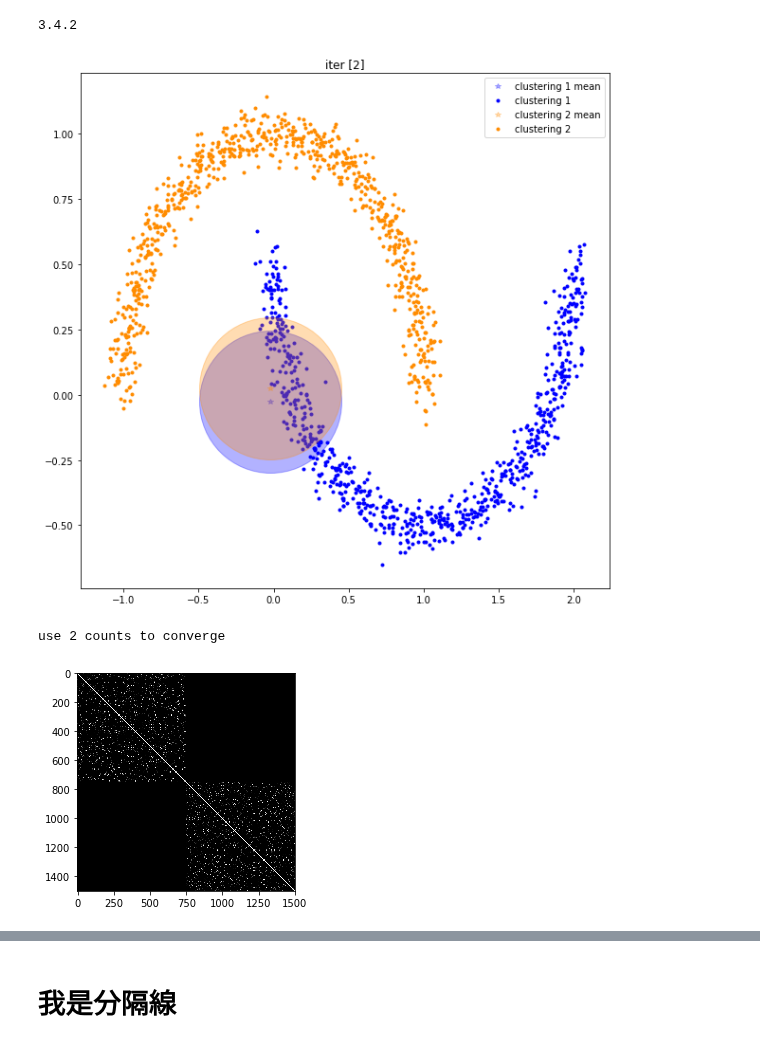
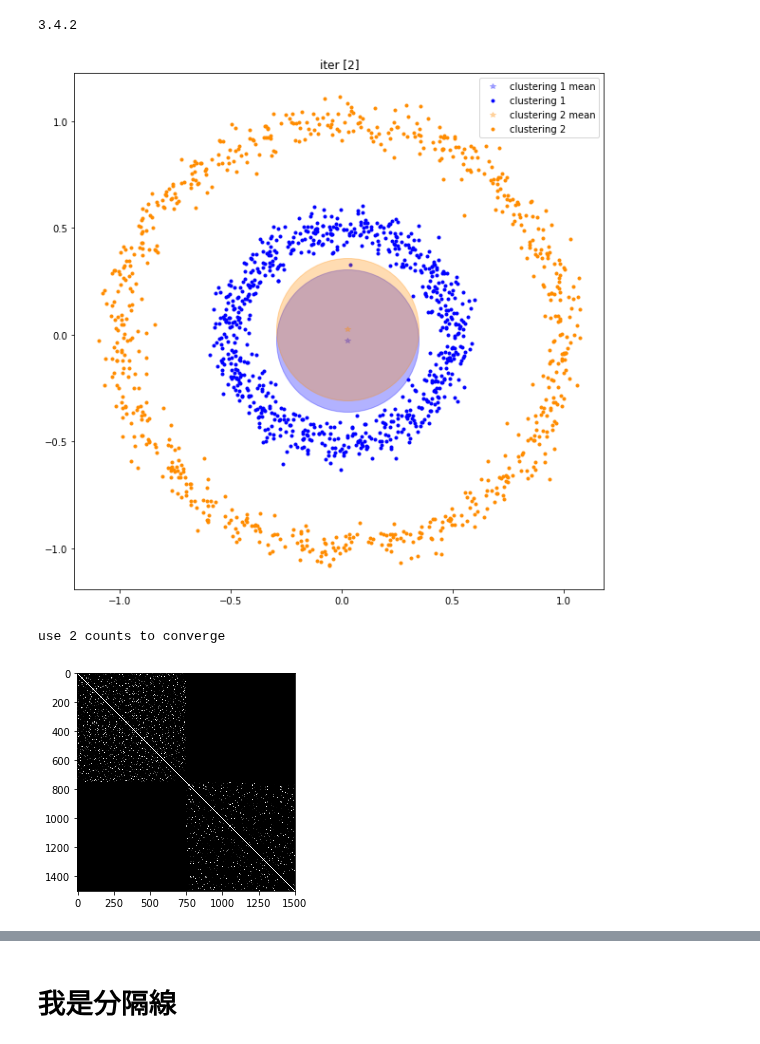
Before and after one commit to csielee/2018ML, a Jupyter notebook: HW6/HW6.ipynb, the cells around one changed output, grey strips where cells are left out. Drawn from its saved outputs; the diff is of its cells as text; code cells hidden in the pictures.

```diff
--- a/HW6/HW6.ipynb
+++ b/HW6/HW6.ipynb
@@ -12,9 +13,11 @@ import IPython.display as IDisplay
 - circle
 - moon
 # %%
-circle = pd.read_csv('circle.txt', names=['x','y'])
-moon = pd.read_csv('moon.txt', names=['x','y'])
-circle.shape, moon.shape
+circle_df = pd.read_csv('circle.txt', names=['x','y'])
+circle = np.array(circle_df)
+moon_df = pd.read_csv('moon.txt', names=['x','y'])
+moon = np.array(moon_df)
+circle_df.shape, moon_df.shape
 # %% [output]
 ((1500, 2), (1500, 2))
 # %%
@@ -132,6 +209,8 @@ def RandomMean(k,dim):
     return -1 + 2*np.random.random((k,dim))
 
 def GetMeanFromCluster(datas, c):
+    if np.count_nonzero(np.sum(c, axis=0) == 0):
+        raise ArithmeticError
     return np.matmul(c.T, datas) / np.sum(c, axis=0)[:,None]
 
 def GetCluster(w):
@@ -327,8 +366,8 @@ $$ L $$
 $$ D^{-\frac{1}{2}} L D^{-\frac{1}{2}} = I - D^{-\frac{1}{2}} W D^{-\frac{1}{2}} $$
 # %%
 # initial setting
-data_source = np.array(moon)
-kernel = RBFkernel(100)
+data_source = circle
+kernel = RBFkernel(80)
 k = 2
 similarity_matrix = kernel(data_source, data_source)
 showGram(similarity_matrix)
@@ -426,15 +464,16 @@ launcher = kmeans(U, 2)
 
 # showClustering(data_source, c, u)
 # %%
-all_c, all_u = runKmeans(launcher)
+launcher = kmeans(U, 2)
+all_spectral_c, all_spectral_u = runKmeans(launcher)
 #next(launcher)
 # %% [output]
-[figure, old version]
+[figure, new version]
 use 2 counts to converge
 # %%
-showGram(ReorderGram(W, all_c[-1]))
+showGram(ReorderGram(W, all_spectral_c[-1]))
 # %% [output]
-[figure, old version]
+[figure, new version]
 # %%
 #showClustering(U, all_c[-1], all_u[-1])
 
```
Also changed, not shown: parts of 21 cells of this notebook, 12 other files.
